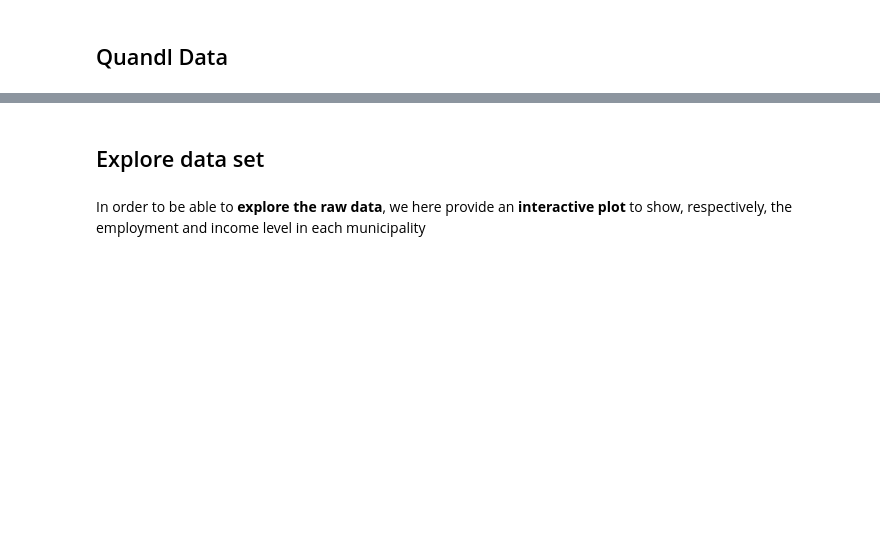
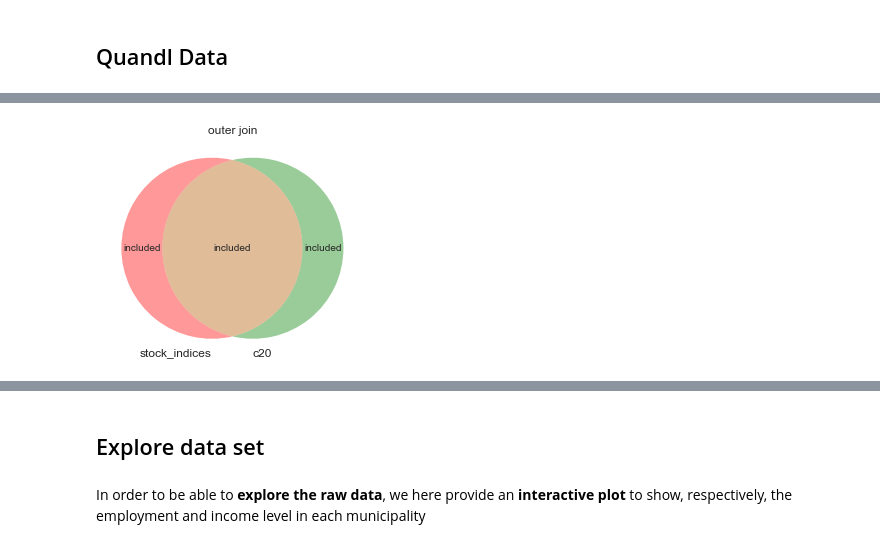
Before and after one commit to NumEconCopenhagen/projects-2020-kongeraekken-1, a Jupyter notebook: dataproject/dataproject.ipynb, the cells around one changed output, grey strips where cells are left out. Saved outputs shown, nothing was run; the diff lists cells and outputs as text; code cells hidden in the pictures; blank space fills up the shorter version.

```diff
--- a/dataproject/dataproject.ipynb
+++ b/dataproject/dataproject.ipynb
@@ -216,0 +243,12 @@ omx_qua
+# %%
+# The outer join can be illustrated as follows
+
+plt.figure()
+v = venn2(subsets = (4, 4, 10), set_labels = ('stock_indices', 'c20'))
+v.get_label_by_id('100').set_text('included')
+v.get_label_by_id('010').set_text('included')
+v.get_label_by_id('110').set_text('included')
+plt.title('outer join')
+plt.show()
+# %% [output]
+[figure, added]
```
Also changed, not shown: parts of 20 cells of this notebook.
